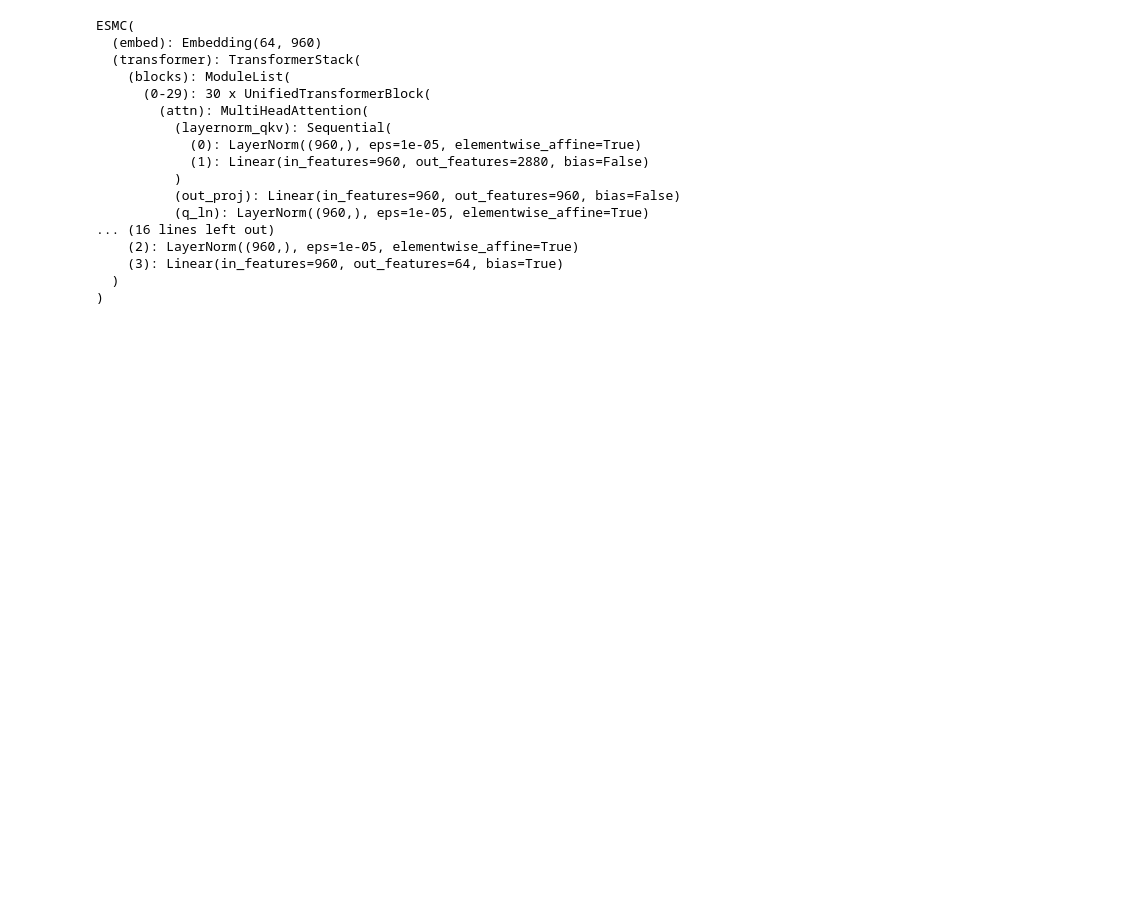
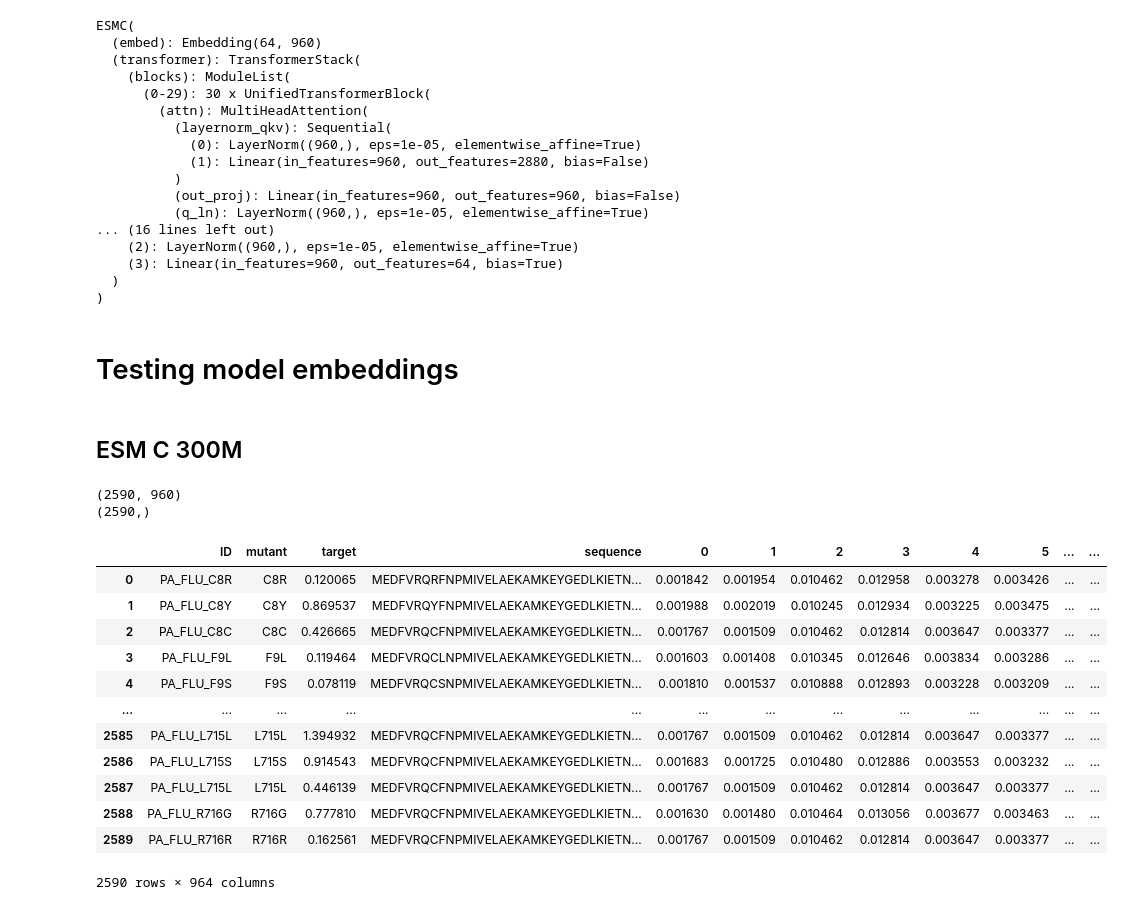
Before and after one commit to ziul-bio/DMS-SiteEffect-PLM, a Jupyter notebook: notebooks/ViCAM.ipynb, the cells around one changed output. Drawn from its saved outputs; the diff is of its cells as text; code cells hidden in the pictures; blank space fills up the shorter version.

```diff
--- a/notebooks/ViCAM.ipynb
+++ b/notebooks/ViCAM.ipynb
@@ -140,3 +196,5 @@ ESMC(
     (3): Linear(in_features=960, out_features=64, bias=True)
   )
 )
+# %% [markdown]
+# Testing model embeddings
@@ -142,0 +287,33 @@ ESMC(
+# %% [markdown]
+## ESM C 300M
+# %%
+metadata = pd.read_csv("../data/DMS_metadata/PA_FLU_Sun2015_metadata.csv", index_col=0)
+
+embeddings = pd.DataFrame(torch.load('../embeddings/esmc_300m/PA_FLU_embeddings.pt')).T
+embeddings.reset_index(inplace=True)
+embeddings.rename(columns={"index": "ID"}, inplace=True)
+
+
+data = metadata.merge(embeddings, how='inner', left_on='ID', right_on='ID')
+target = data['target']
+features = data.iloc[:, metadata.shape[1]:]
+features = features_scaler(features)
+print(features.shape)
+print(target.shape)
+data
+# %% [output]
+(2590, 960)
+(2590,)
+|  | ID | mutant | target | sequence | 0 | 1 | 2 | 3 | 4 | 5 | ... | ... |
+| 0 | PA_FLU_C8R | C8R | 0.120065 | MEDFVRQRFNPMIVELAEKAMKEYGEDLKIETN... | 0.001842 | 0.001954 | 0.010462 | 0.012958 | 0.003278 | 0.003426 | ... | ... |
+| 1 | PA_FLU_C8Y | C8Y | 0.869537 | MEDFVRQYFNPMIVELAEKAMKEYGEDLKIETN... | 0.001988 | 0.002019 | 0.010245 | 0.012934 | 0.003225 | 0.003475 | ... | ... |
+| 2 | PA_FLU_C8C | C8C | 0.426665 | MEDFVRQCFNPMIVELAEKAMKEYGEDLKIETN... | 0.001767 | 0.001509 | 0.010462 | 0.012814 | 0.003647 | 0.003377 | ... | ... |
+| 3 | PA_FLU_F9L | F9L | 0.119464 | MEDFVRQCLNPMIVELAEKAMKEYGEDLKIETN... | 0.001603 | 0.001408 | 0.010345 | 0.012646 | 0.003834 | 0.003286 | ... | ... |
+| 4 | PA_FLU_F9S | F9S | 0.078119 | MEDFVRQCSNPMIVELAEKAMKEYGEDLKIETN... | 0.001810 | 0.001537 | 0.010888 | 0.012893 | 0.003228 | 0.003209 | ... | ... |
+| ... | ... | ... | ... | ... | ... | ... | ... | ... | ... | ... | ... | ... |
+| 2585 | PA_FLU_L715L | L715L | 1.394932 | MEDFVRQCFNPMIVELAEKAMKEYGEDLKIETN... | 0.001767 | 0.001509 | 0.010462 | 0.012814 | 0.003647 | 0.003377 | ... | ... |
+| 2586 | PA_FLU_L715S | L715S | 0.914543 | MEDFVRQCFNPMIVELAEKAMKEYGEDLKIETN... | 0.001683 | 0.001725 | 0.010480 | 0.012886 | 0.003553 | 0.003232 | ... | ... |
+| 2587 | PA_FLU_L715L | L715L | 0.446139 | MEDFVRQCFNPMIVELAEKAMKEYGEDLKIETN... | 0.001767 | 0.001509 | 0.010462 | 0.012814 | 0.003647 | 0.003377 | ... | ... |
+| 2588 | PA_FLU_R716G | R716G | 0.777810 | MEDFVRQCFNPMIVELAEKAMKEYGEDLKIETN... | 0.001630 | 0.001480 | 0.010464 | 0.013056 | 0.003677 | 0.003463 | ... | ... |
+| 2589 | PA_FLU_R716R | R716R | 0.162561 | MEDFVRQCFNPMIVELAEKAMKEYGEDLKIETN... | 0.001767 | 0.001509 | 0.010462 | 0.012814 | 0.003647 | 0.003377 | ... | ... |
+2590 rows × 964 columns
```
Also changed, not shown: parts of 9 cells of this notebook, 5 other files.
